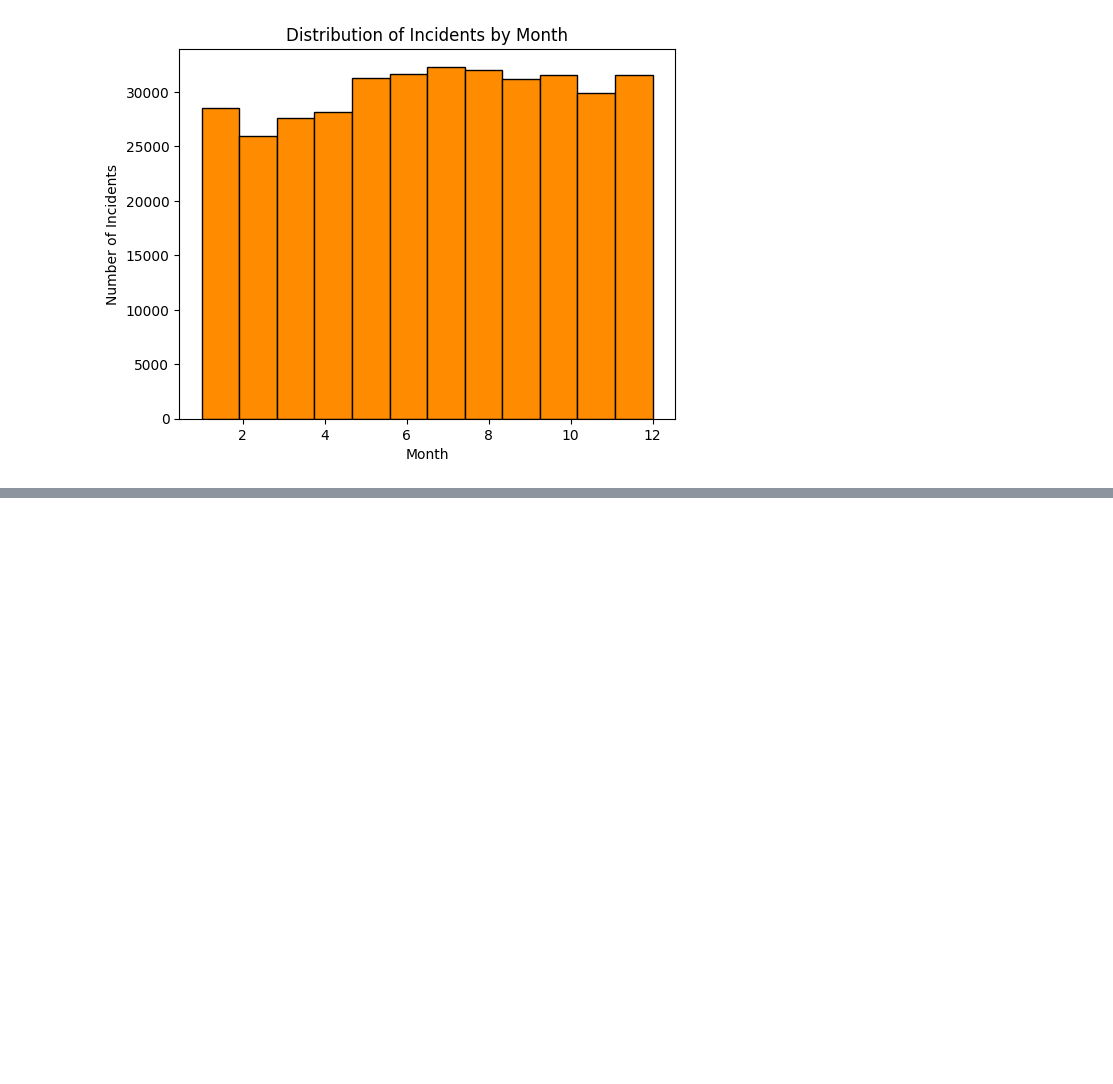
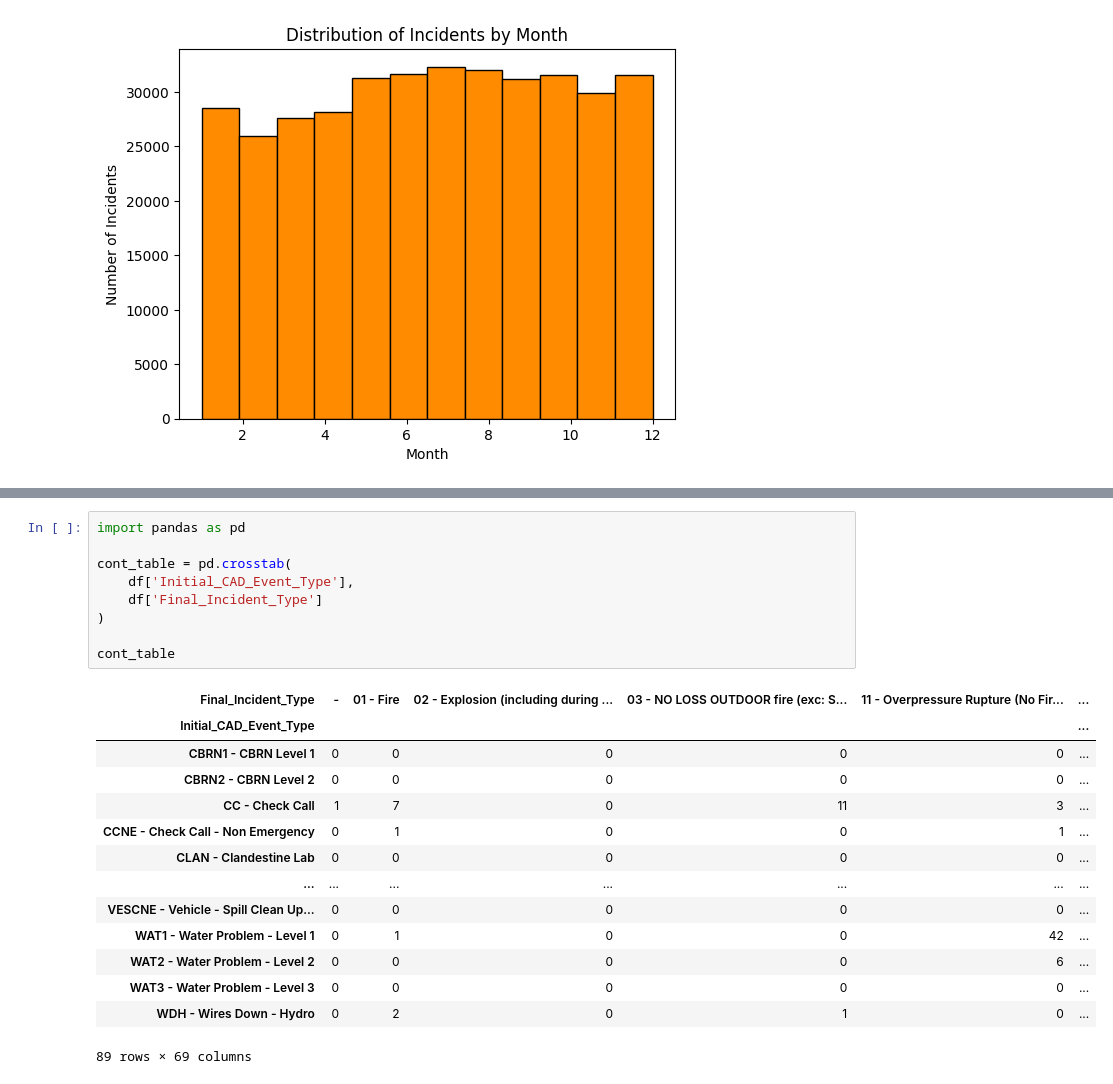
Before and after one commit to gdgarcian/urban-emergency-response, a Jupyter notebook: capstone.ipynb, the cells around one changed output, grey strips where cells are left out. Saved outputs shown, nothing was run; the diff lists cells and outputs as text; blank space fills up the shorter version.

Commit message:
Add contingency table analysis for dispatch discrepancy

```diff
--- a/capstone.ipynb
+++ b/capstone.ipynb
@@ -237,0 +254,24 @@ plt.show()
+# %%
+import pandas as pd
+
+cont_table = pd.crosstab(
+    df['Initial_CAD_Event_Type'],
+    df['Final_Incident_Type']
+)
+
+cont_table
+# %% [output]
+| Final_Incident_Type | - | 01 - Fire | 02 - Explosion (including during ... | 03 - NO LOSS OUTDOOR fire (exc: S... | 11 - Overpressure Rupture (No Fir... | ... |
+| Initial_CAD_Event_Type |  |  |  |  |  | ... |
+| CBRN1 - CBRN Level 1 | 0 | 0 | 0 | 0 | 0 | ... |
+| CBRN2 - CBRN Level 2 | 0 | 0 | 0 | 0 | 0 | ... |
+| CC - Check Call | 1 | 7 | 0 | 11 | 3 | ... |
+| CCNE - Check Call - Non Emergency | 0 | 1 | 0 | 0 | 1 | ... |
+| CLAN - Clandestine Lab | 0 | 0 | 0 | 0 | 0 | ... |
+| ... | ... | ... | ... | ... | ... | ... |
+| VESCNE - Vehicle - Spill Clean Up... | 0 | 0 | 0 | 0 | 0 | ... |
+| WAT1 - Water Problem - Level 1 | 0 | 1 | 0 | 0 | 42 | ... |
+| WAT2 - Water Problem - Level 2 | 0 | 0 | 0 | 0 | 6 | ... |
+| WAT3 - Water Problem - Level 3 | 0 | 0 | 0 | 0 | 0 | ... |
+| WDH - Wires Down - Hydro | 0 | 2 | 0 | 1 | 0 | ... |
+89 rows × 69 columns
```
Also changed, not shown: parts of 7 cells of this notebook.
